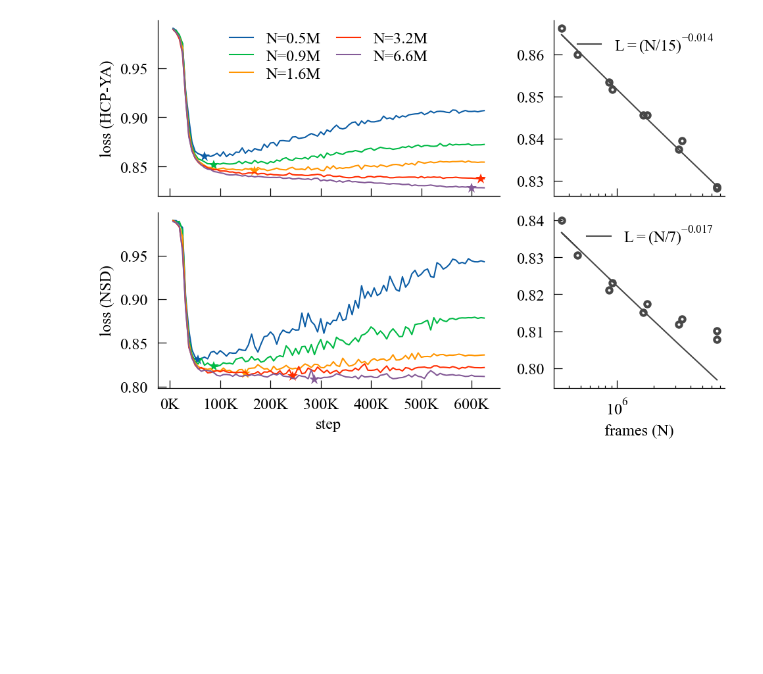
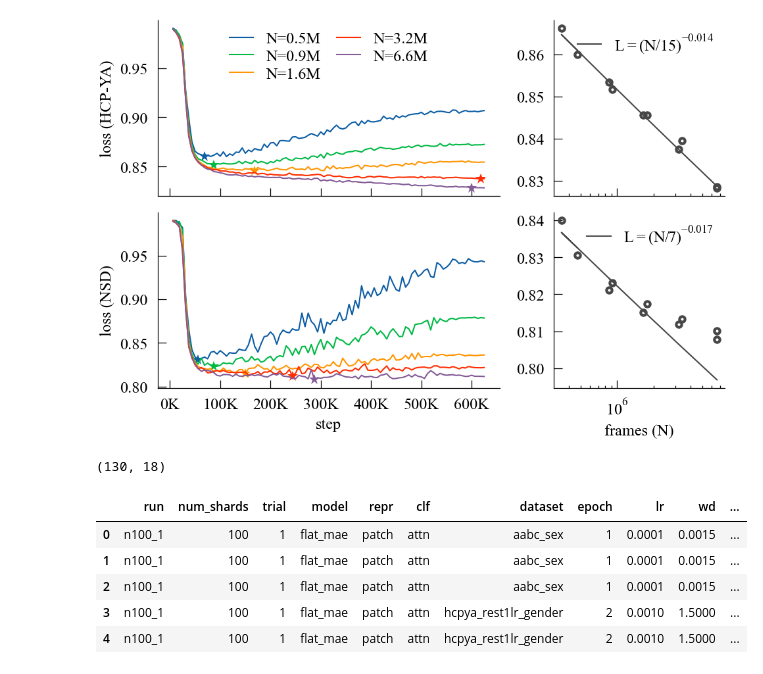
Before and after one commit to MedARC-AI/CortexMAE, a Jupyter notebook: experiments/data_scaling/data_scaling_analysis.ipynb, the cells around one changed output. Saved outputs shown, nothing was run; the diff lists cells and outputs as text; code cells hidden in the pictures; blank space fills up the shorter version.

```diff
--- a/experiments/data_scaling/data_scaling_analysis.ipynb
+++ b/experiments/data_scaling/data_scaling_analysis.ipynb
@@ -319,3 +320,27 @@ ax4.set_xlabel("frames (N)", fontsize="small")
 f.savefig("results/data_scaling.pdf")
 # %% [output]
 [figure]
+# %%
+# downstream analysis
+num_shards = [100, 200, 400, 800, 1600]
+
+tables = []
+for n, t in product(num_shards, [1, 2]):
+    key = f"n{n}_{t}"
+    paths = sorted(Path(f"output/data_scaling/{key}/eval").rglob("eval_table.csv"))
+    table = pd.concat((pd.read_csv(p) for p in paths), ignore_index=True)
+    table.insert(0, "trial", t)
+    table.insert(0, "num_shards", n)
+    table.insert(0, "run", key)
+    tables.append(table)
+table = pd.concat(tables, ignore_index=True)
+print(table.shape)
+table.head()
+# %% [output]
+(130, 18)
+|  | run | num_shards | trial | model | repr | clf | dataset | epoch | lr | wd | ... |
+| 0 | n100_1 | 100 | 1 | flat_mae | patch | attn | aabc_sex | 1 | 0.0001 | 0.0015 | ... |
+| 1 | n100_1 | 100 | 1 | flat_mae | patch | attn | aabc_sex | 1 | 0.0001 | 0.0015 | ... |
+| 2 | n100_1 | 100 | 1 | flat_mae | patch | attn | aabc_sex | 1 | 0.0001 | 0.0015 | ... |
+| 3 | n100_1 | 100 | 1 | flat_mae | patch | attn | hcpya_rest1lr_gender | 2 | 0.0010 | 1.5000 | ... |
+| 4 | n100_1 | 100 | 1 | flat_mae | patch | attn | hcpya_rest1lr_gender | 2 | 0.0010 | 1.5000 | ... |
```
Also changed, not shown: parts of 5 cells of this notebook, 7 other files.
